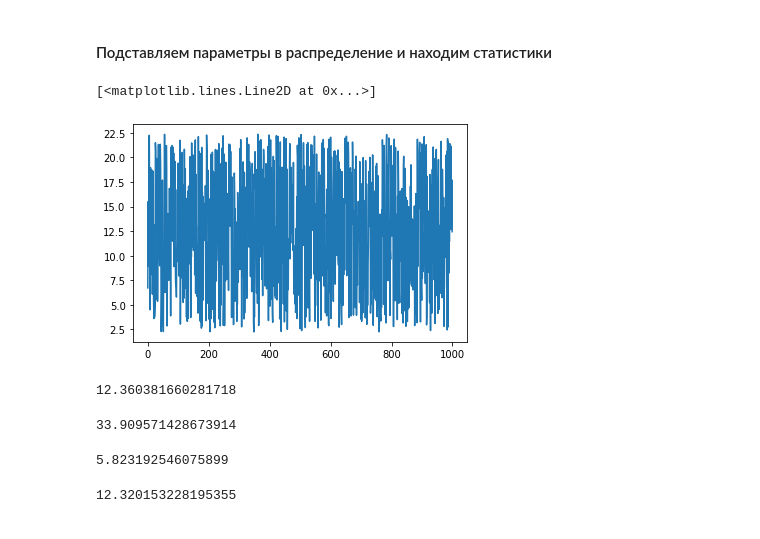
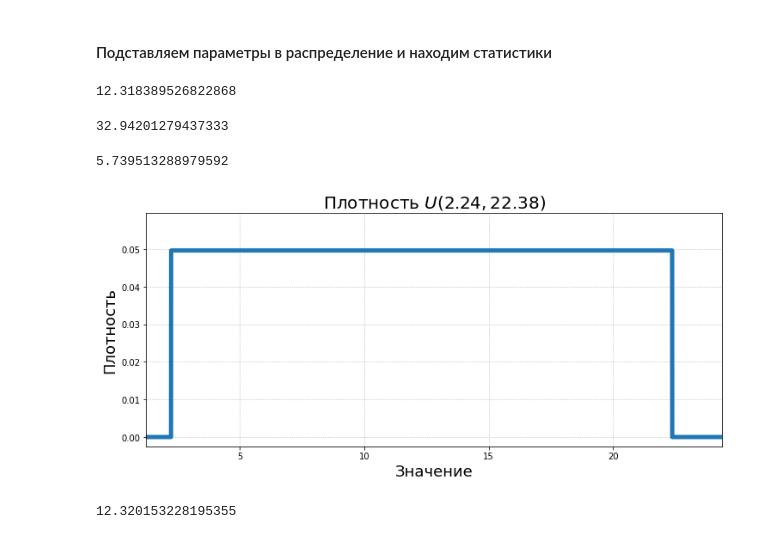
Before and after one commit to NeckofNickey/Statistics_tasks, a Jupyter notebook: Statistics_tasks/Method_of_moments_Method_of_estimation_of_population_parameters.ipynb, the cells around one changed output. Saved outputs shown, nothing was run; the diff lists cells and outputs as text; code cells hidden in the pictures.

Commit message:
Add_tasks, rename title

```diff
--- a/Statistics_tasks/Method_of_moments_Method_of_estimation_of_population_parameters.ipynb
+++ b/Statistics_tasks/Method_of_moments_Method_of_estimation_of_population_parameters.ipynb
@@ -95,21 +95,45 @@ b
 #### Подставляем параметры в распределение и находим статистики
 # %%
 uni_dist = uniform(loc=a, scale=b-a).rvs(size=1000)
-
-fig, ax = plt.subplots(1, 1)
-ax.plot(uni_dist)
-
-plt.show()
 
 uni_dist.mean()
 uni_dist.var()
 uni_dist.std()
 # %% [output]
-[<matplotlib.lines.Line2D at 0x...>]
+12.318389526822868
-[figure, removed]
-12.360381660281718
+32.94201279437333
-33.909571428673914
+5.739513288979592
-5.823192546075899
+# %%
+def show_pdf(pdf,  xmin, xmax, ymax, grid_size, distr_name, **kwargs):
+    """
+    Рисует график плотности непрерывного распределения
+
+    pdf - плотность
+    xmin, xmax - границы графика по оси x
+    ymax - граница графика по оси y
+    grid_size - размер сетки, по которой рисуется график
+    distr_name - название распределения
+    kwargs - параметры плотности
+    """
+
+    grid = np.linspace(xmin, xmax, grid_size)
+    plt.figure(figsize=(12, 5))
+    plt.plot(grid, pdf(grid, **kwargs), lw=5)
+    plt.grid(ls=':')
+    plt.xlabel('Значение', fontsize=18)
+    plt.ylabel('Плотность', fontsize=18)
+    plt.xlim((xmin, xmax))
+    plt.ylim((None, ymax))
+    title = 'Плотность {}'.format(distr_name)
+    plt.title(title.format(**kwargs), fontsize=20)
+    plt.show()
+# %%
+show_pdf(
+    pdf=stats.uniform.pdf, xmin=a-1, xmax=b+2, ymax=1/(b-a) + 0.01, grid_size=10000,
+    distr_name=f'$U({round(a, 2)}, {round(b, 2)})$', loc=a, scale=b-a
+)
+# %% [output]
+[figure, added]
 # %%
 np.random.uniform(a, b, 1000).mean()
 np.random.uniform(a, b, 1000).var()
```
Also changed, not shown: parts of 5 cells of this notebook, 2 other files.
